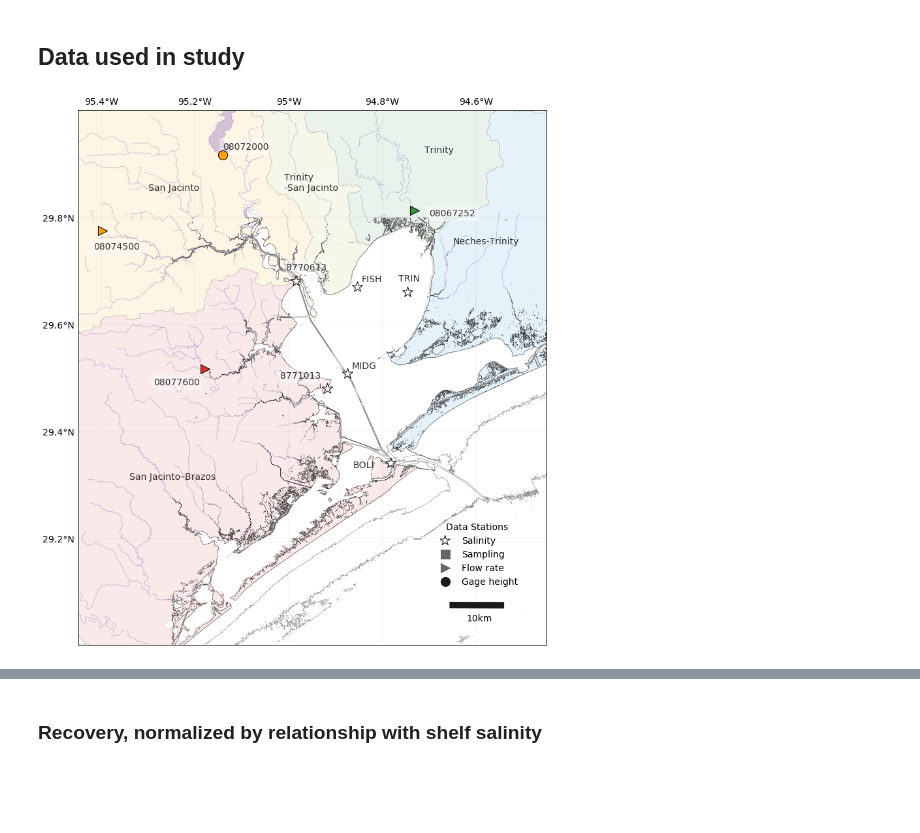
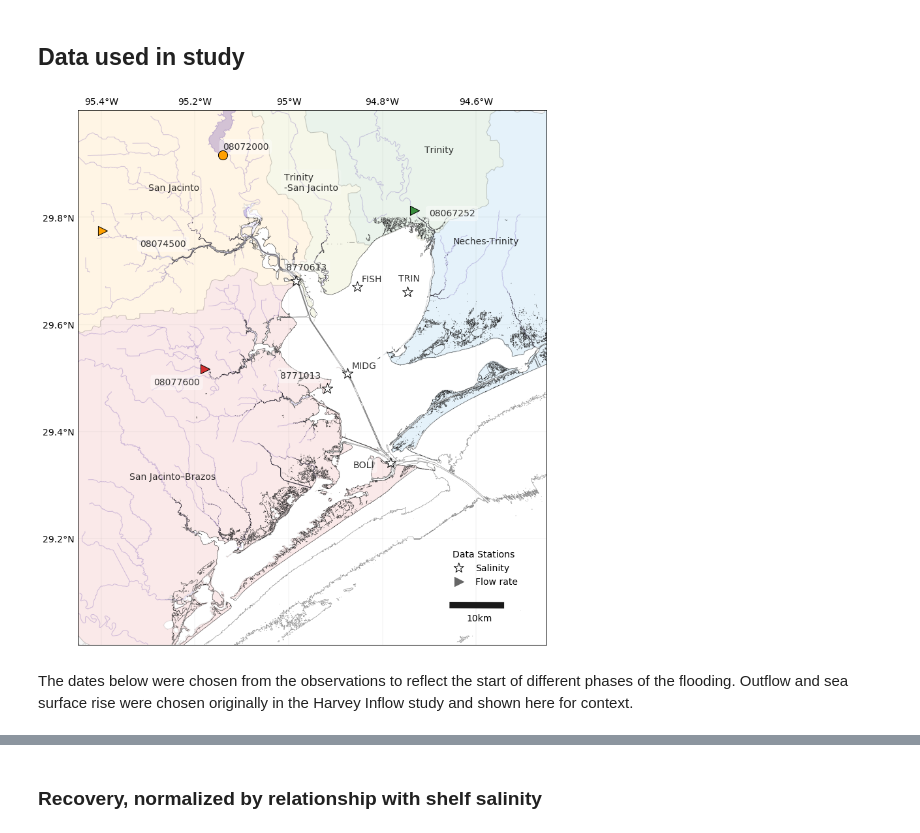
Before and after one commit to kthyng/harvey_reintro, a Jupyter notebook: notebooks/Salinity reintroduction.ipynb, the cells around one changed output, grey strips where cells are left out. Drawn from its saved outputs; the diff is of its cells as text; code cells hidden in the pictures; blank space fills up the shorter version.

Commit message:
updates to salinity

```diff
--- a/notebooks/Salinity reintroduction.ipynb
+++ b/notebooks/Salinity reintroduction.ipynb
@@ -25,6 +25,14 @@ land_10m = cartopy.feature.NaturalEarthFeature('physical', 'land', '10m',
                                         facecolor=cartopy.feature.COLORS['land'])
 pc = cartopy.crs.PlateCarree()
 merc = cartopy.crs.Mercator(central_longitude=-85.0)
+
+plots = {'Water Level [m]': {'color': '0.1', 'marker': 'o', 's': 200, 'alpha': 1, 'linewidths': 2},
+         'Gage height [m]': {'marker': 'o', 's': 200, 'alpha': 1},
+         'East [m/s]': {'color': 'w', 'marker': 'v', 's': 120, 'alpha': 1},
+         'Salinity': {'color': 'w', 'marker': '*', 's': 280, 'alpha': 1},
+         'Along [cm/s]': {'color': 'w', 'marker': '^', 's': 150, 'alpha': 1},
+         'Rain [cm]': {'marker': 's', 's':200, 'alpha': 1},
+         'Flow rate [m^3/s]': {'marker': '>', 's': 200, 'alpha': 1}}
 
 b = '../data/'
 baseb = b + 'bathy/'
@@ -161,33 +171,35 @@ for buoy in ['08067252','08074500','08077600','08072000','TRIN', 'FISH', 'MIDG',
                 ax.scatter(*buoys[buoy]['ll'], **kwargs, transform=pc, label=var, edgecolors='k', zorder=5)
 
 # Add labels
 ax.text(-95.3, 29.85, 'San Jacinto', transform=pc, alpha=0.8)
 ax.text(-95.01, 29.85, 'Trinity\n-San Jacinto', transform=pc, alpha=0.8, bbox=dict(boxstyle='round', facecolor='w', edgecolor='w', alpha=0.2))
 ax.text(-95.34, 29.31, 'San Jacinto–Brazos', transform=pc, alpha=0.8)
 ax.text(-94.71, 29.92, 'Trinity', transform=pc, alpha=0.8)
 ax.text(-94.65, 29.75, 'Neches-Trinity', transform=pc, alpha=0.8);
 
 # Distance key
 llon, llat = -94.65, 29.075
 eqproj = cartopy.crs.AzimuthalEquidistant(central_longitude=-95, central_latitude=30)
 lx, ly = eqproj.transform_point(llon, llat, pc)  # convert to projection
 ax.plot([lx, lx+10e3], [ly, ly], lw=10, transform=eqproj, color='0.1')
 ax.text(llon+0.03, llat-0.03, '10km', transform=pc)
 
 # Add legend
 ax2 = fig.add_axes([0.72, 0.1, 0.13, 0.3], frameon=False)
 ax2.scatter([], [], c='none', linewidths=1, s=250, marker='*', edgecolors='k', label='Salinity')
-ax2.scatter([], [], c='0.4', s=200, marker='s', label='Sampling')
+# ax2.scatter([], [], c='0.4', s=200, marker='s', label='Sampling')
 # ax2.scatter([], [], c='0.4', s=200, marker='s', label='Precipitation')
 # ax2.scatter([], [], c='none', edgecolors='k', linewidths=1, s=150, marker='v', label='Wind')
 ax2.scatter([], [], c='0.4', s=200, marker='>', label='Flow rate')
-ax2.scatter([], [], c='0.1', s=200, marker='o', label='Gage height')
+# ax2.scatter([], [], c='0.1', s=200, marker='o', label='Gage height')
 # ax2.scatter([], [], c='none', edgecolors='k', linewidths=1, s=200, marker='^', label='Velocity', alpha=1)
 
 ax2.legend(scatterpoints=1, frameon=False, title='Data Stations', loc='lower right')
 ax2.set_axis_off()
 
 fig.savefig('../figures/map.png', bbox_inches='tight', dpi=300)
 fig.savefig('../figures/map_lowres.png', bbox_inches='tight')
 # %% [output]
-[figure, old version]
+[figure, new version]
+# %% [markdown]
+The dates below were chosen from the observations to reflect the start of different phases of the flooding. Outflow and sea surface rise were chosen originally in the Harvey Inflow study and shown here for context.
```
Also changed, not shown: parts of 15 cells of this notebook.
